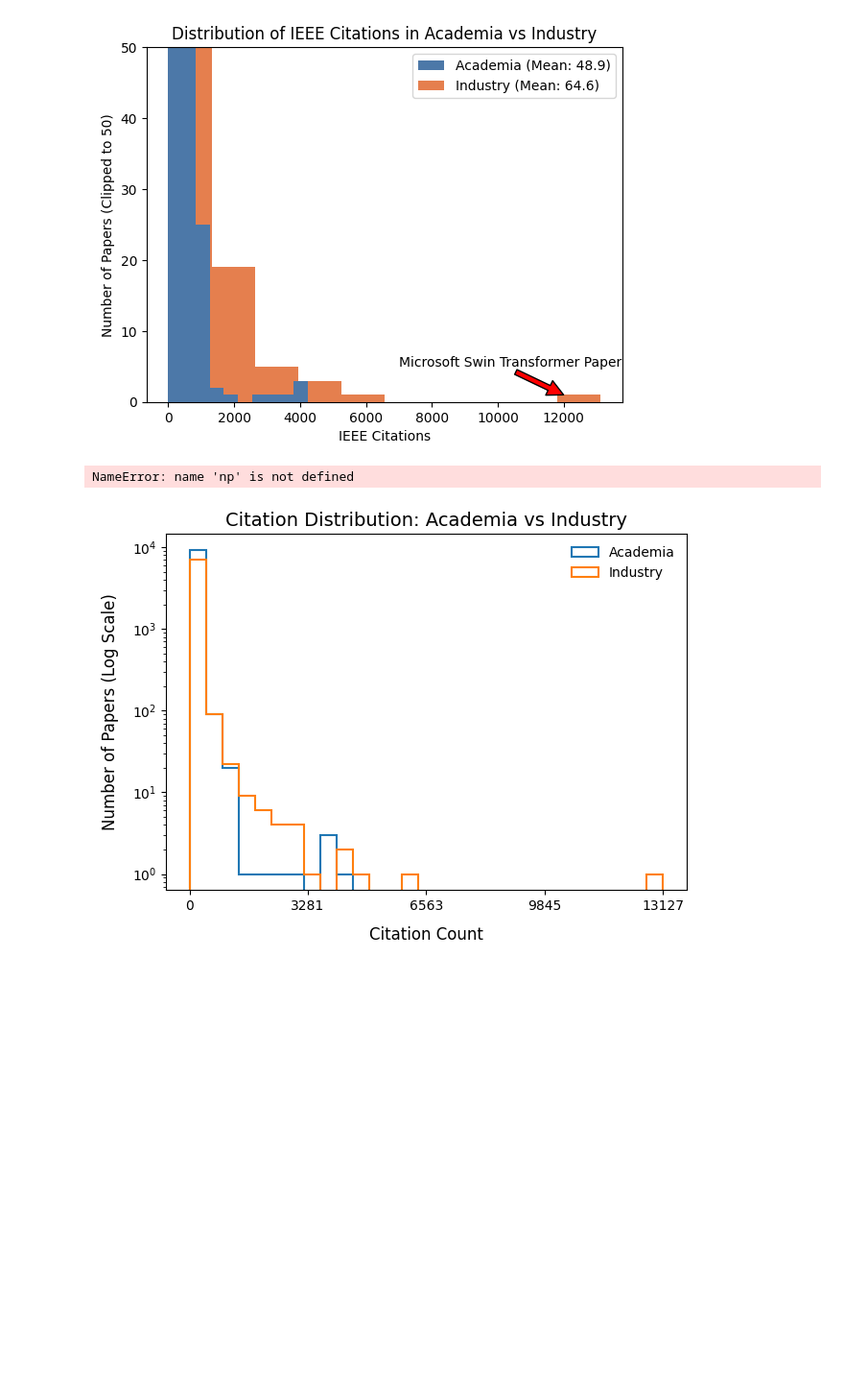
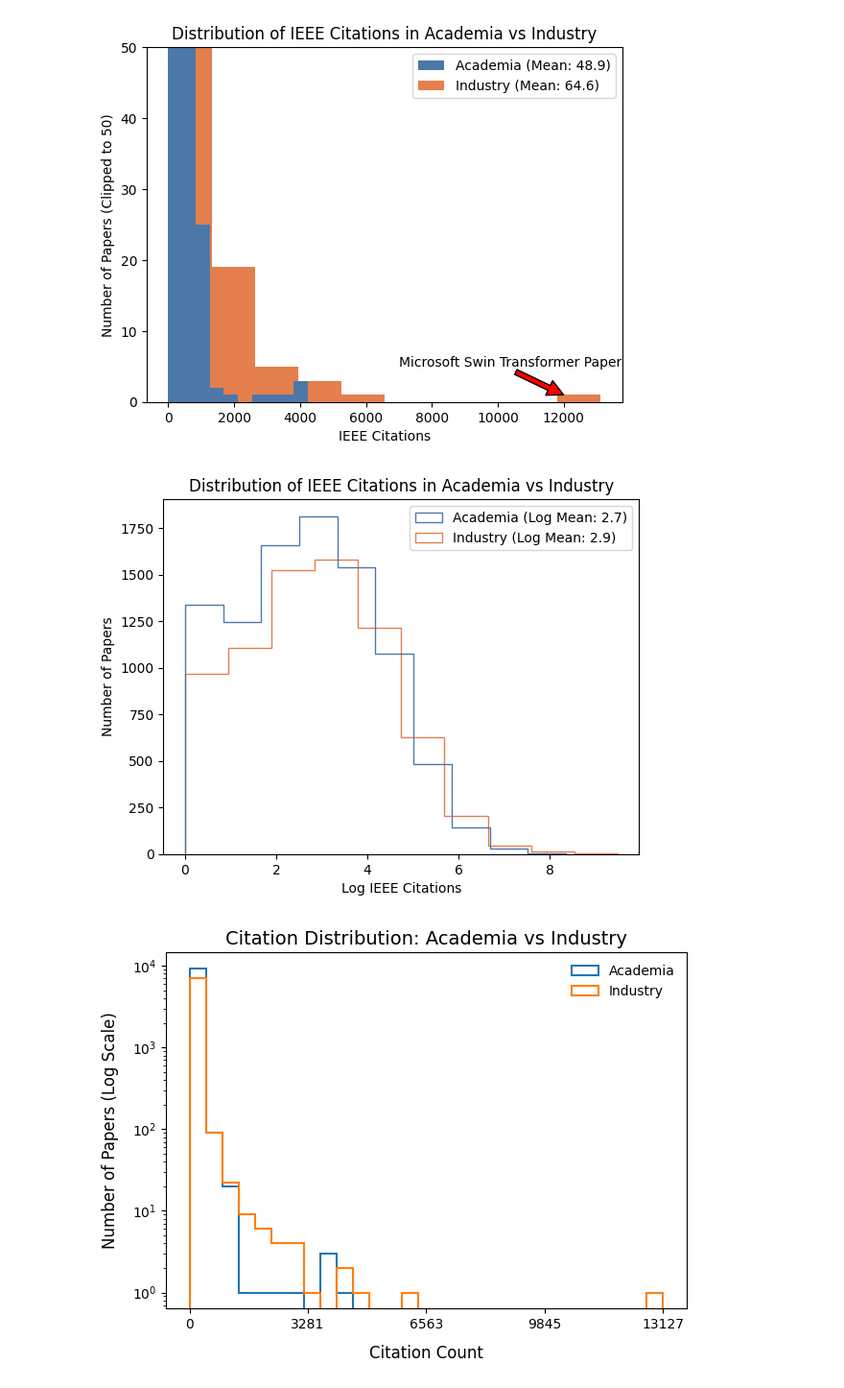
Before and after one commit to mervekocabas/Data_Literacy, a Jupyter notebook: notebooks/statistical_testing.ipynb, the cells around one changed output. Shown: that part at 96% size. Drawn from its saved outputs; the diff is of its cells as text; code cells hidden in the pictures; blank space fills up the shorter version.

Commit message:
ieee plots with correct mean

```diff
--- a/notebooks/statistical_testing.ipynb
+++ b/notebooks/statistical_testing.ipynb
@@ -170,37 +170,37 @@ plt.show()
 [figure]
 # %%
 # Compute means
-mean_academia = np.mean(academia_citations)
-mean_industry = np.mean(industry_citations)
+mean_academia = np.mean(np.log(academia_citations))
+mean_industry = np.mean(np.log(industry_citations))
 
 # Plot histograms
-plt.hist(np.log(academia_citations), alpha = 0.6, label='Academia', color="#4c78a8", zorder=2)
-plt.hist(np.log(industry_citations), alpha = 0.7, label='Industry', color="#e57f4e", zorder=1)
+plt.hist(np.log(academia_citations), histtype="step", label='Academia', color="#4c78a8", zorder=2)
+plt.hist(np.log(industry_citations), histtype="step", label='Industry', color="#e57f4e", zorder=1)
 
 # plt.ylim(0, 50)
 
 
 # Add means to legend (without plotting them)
 plt.legend([
-    f'Academia (Mean: {mean_academia:.1f})',
-    f'Industry (Mean: {mean_industry:.1f})'
+    f'Academia (Log Mean: {mean_academia:.1f})',
+    f'Industry (Log Mean: {mean_industry:.1f})'
 ], loc='best')
 
 # plt.annotate('Microsoft Swin Transformer Paper',
 #              xy=(12000, 1), xycoords='data', # Adjust the bin location as needed
 #              xytext=(7000, 5), textcoords='data',
 #              arrowprops=dict(facecolor='red', shrink=0.0001))
 
 
 # Labels and title
 plt.xlabel('Log IEEE Citations')
 plt.ylabel('Number of Papers')
 plt.title('Distribution of IEEE Citations in Academia vs Industry')
 
 # Show plot
 plt.show()
 # %% [output]
-NameError: name 'np' is not defined
+[figure, added]
 # %%
 import numpy as np
 import matplotlib.pyplot as plt
```
Also changed, not shown: 1 other file.
